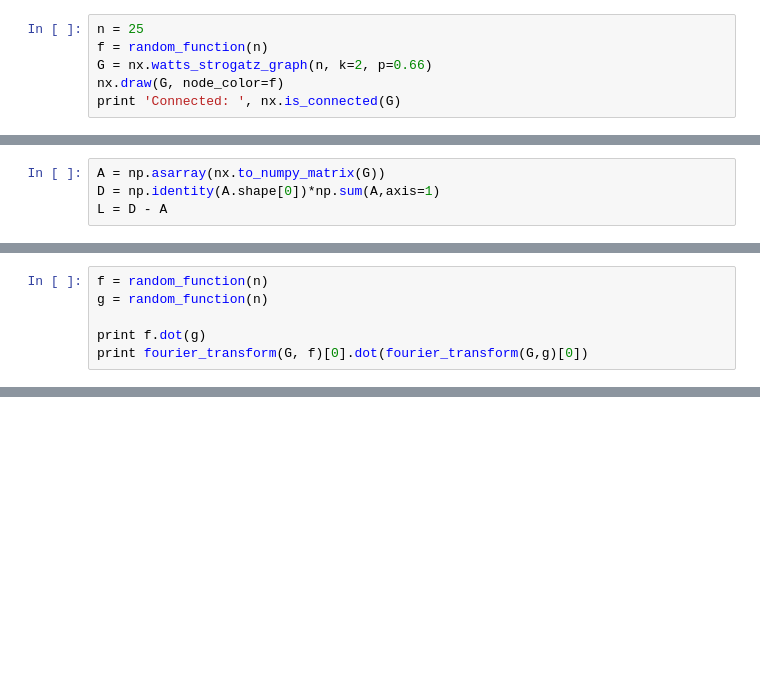
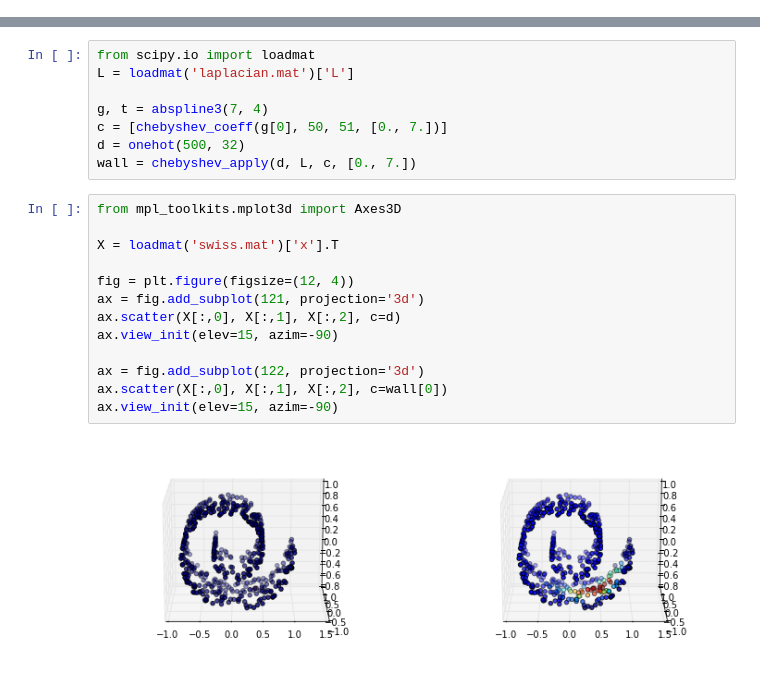
Before and after one commit to pierrelux/notebooks, a Jupyter notebook: Harmonic analysis on graphs.ipynb, the cells around one changed output, grey strips where cells are left out. Saved outputs shown, nothing was run; the diff lists cells and outputs as text; blank space fills up the shorter version.

```diff
--- a/Harmonic analysis on graphs.ipynb
+++ b/Harmonic analysis on graphs.ipynb
@@ -7,6 +0,0 @@ def random_function(n):
-# %%
-n = 25
-f = random_function(n)
-G = nx.watts_strogatz_graph(n, k=2, p=0.66)
-nx.draw(G, node_color=f)
-print 'Connected: ', nx.is_connected(G)
@@ -16,4 +0,0 @@ Connected:  True
-# %%
-A = np.asarray(nx.to_numpy_matrix(G))
-D = np.identity(A.shape[0])*np.sum(A,axis=1)
-L = D - A
@@ -58,6 +0,0 @@ We can verify that Parseval's theorem hold
-# %%
-f = random_function(n)
-g = random_function(n)
-
-print f.dot(g)
-print fourier_transform(G, f)[0].dot(fourier_transform(G,g)[0])
@@ -66,0 +77,23 @@ print fourier_transform(G, f)[0].dot(fourier_transform(G,g)[0])
+# %%
+from scipy.io import loadmat
+L = loadmat('laplacian.mat')['L']
+
+g, t = abspline3(7, 4)
+c = [chebyshev_coeff(g[0], 50, 51, [0., 7.])]
+d = onehot(500, 32)
+wall = chebyshev_apply(d, L, c, [0., 7.])
+# %%
+from mpl_toolkits.mplot3d import Axes3D
+
+X = loadmat('swiss.mat')['x'].T
+
+fig = plt.figure(figsize=(12, 4))
+ax = fig.add_subplot(121, projection='3d')
+ax.scatter(X[:,0], X[:,1], X[:,2], c=d)
+ax.view_init(elev=15, azim=-90)
+
+ax = fig.add_subplot(122, projection='3d')
+ax.scatter(X[:,0], X[:,1], X[:,2], c=wall[0])
+ax.view_init(elev=15, azim=-90)
+# %% [output]
+[figure, added]
```
Also changed, not shown: parts of 12 cells of this notebook.
